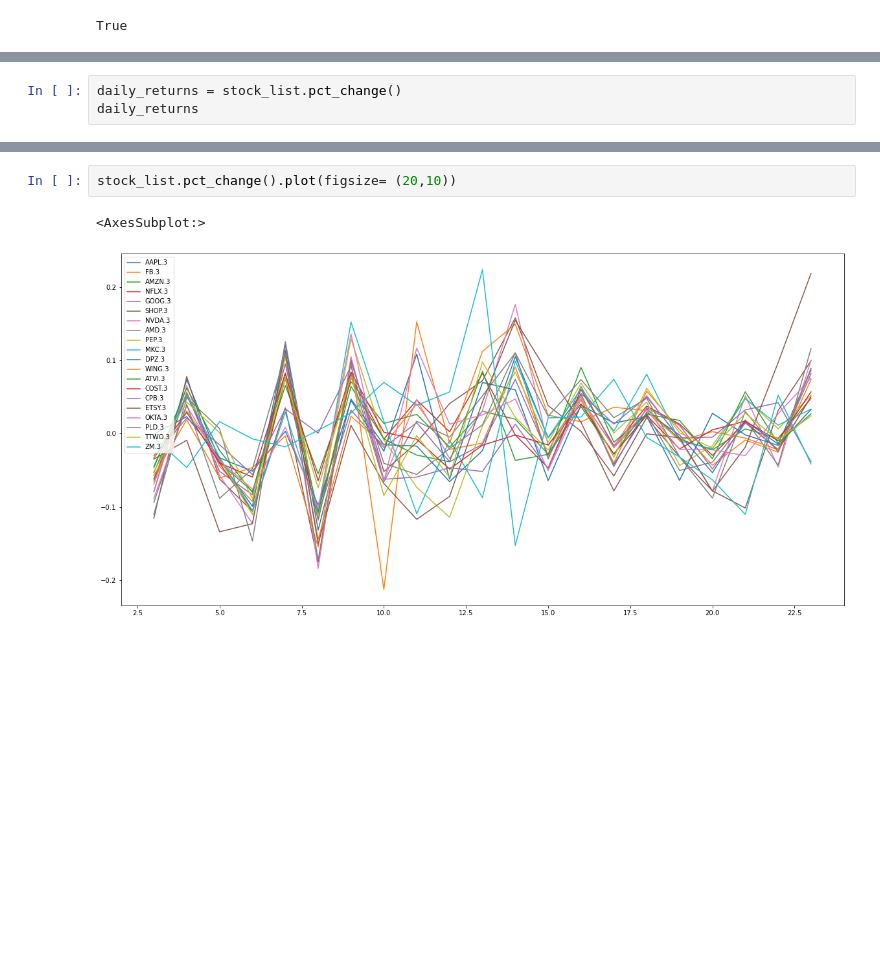
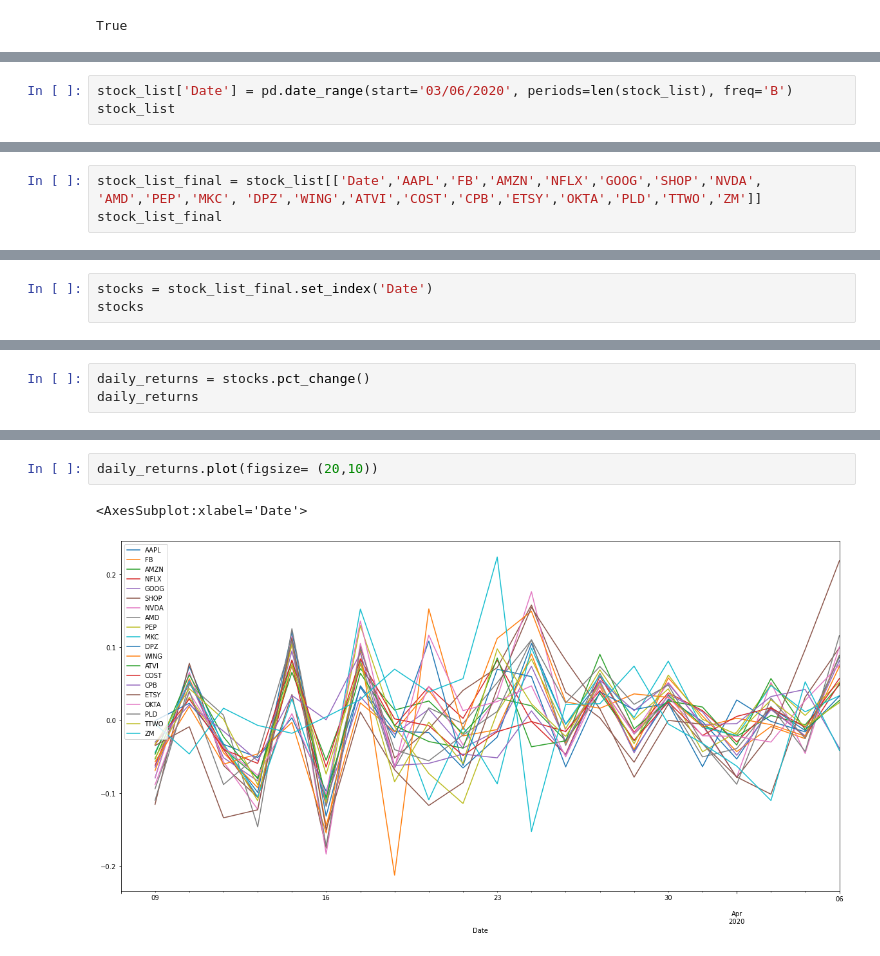
Before and after one commit to HeyokaBull777/Group_5, a Jupyter notebook: 1monthanalysis.ipynb, the cells around one changed output, grey strips where cells are left out. Cells and saved outputs as stored; diff of their text form; blank space fills up the shorter version.

```diff
--- a/1monthanalysis.ipynb
+++ b/1monthanalysis.ipynb
@@ -101,0 +121,3 @@ stock_list
+# %%
+stock_list['Date'] = pd.date_range(start='03/06/2020', periods=len(stock_list), freq='B')
+stock_list
@@ -101,0 +143,3 @@ stock_list
+# %%
+stock_list_final = stock_list[['Date','AAPL','FB','AMZN','NFLX','GOOG','SHOP','NVDA', 'AMD','PEP','MKC', 'DPZ','WING','ATVI','COST','CPB','ETSY','OKTA','PLD','TTWO','ZM']]
+stock_list_final
@@ -101,0 +186,3 @@ stock_list
+# %%
+stocks = stock_list_final.set_index('Date')
+stocks
@@ -102,4 +208,4 @@ stock_list
 # %%
-daily_returns = stock_list.pct_change()
+daily_returns = stocks.pct_change()
 daily_returns
 # %% [output]
@@ -123,6 +230,6 @@ daily_returns
 # %%
-stock_list.pct_change().plot(figsize= (20,10))
+daily_returns.plot(figsize= (20,10))
 # %% [output]
-<AxesSubplot:>
+<AxesSubplot:xlabel='Date'>
-[figure, old version]
+[figure, new version]
 # %%
```
Also changed, not shown: parts of 27 cells of this notebook, 1 other file.
